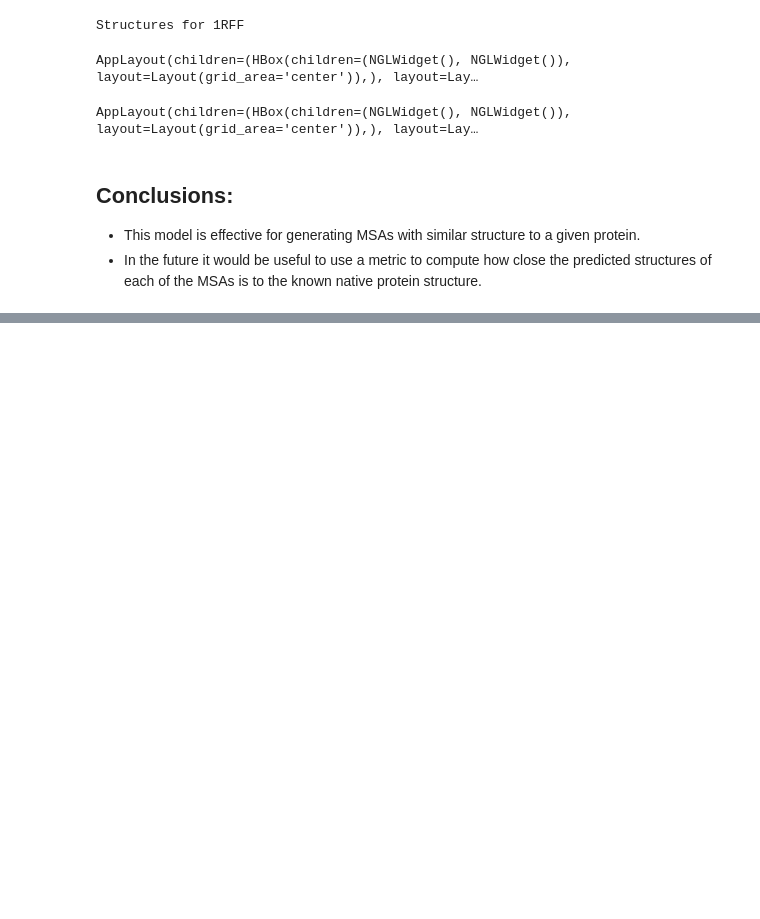
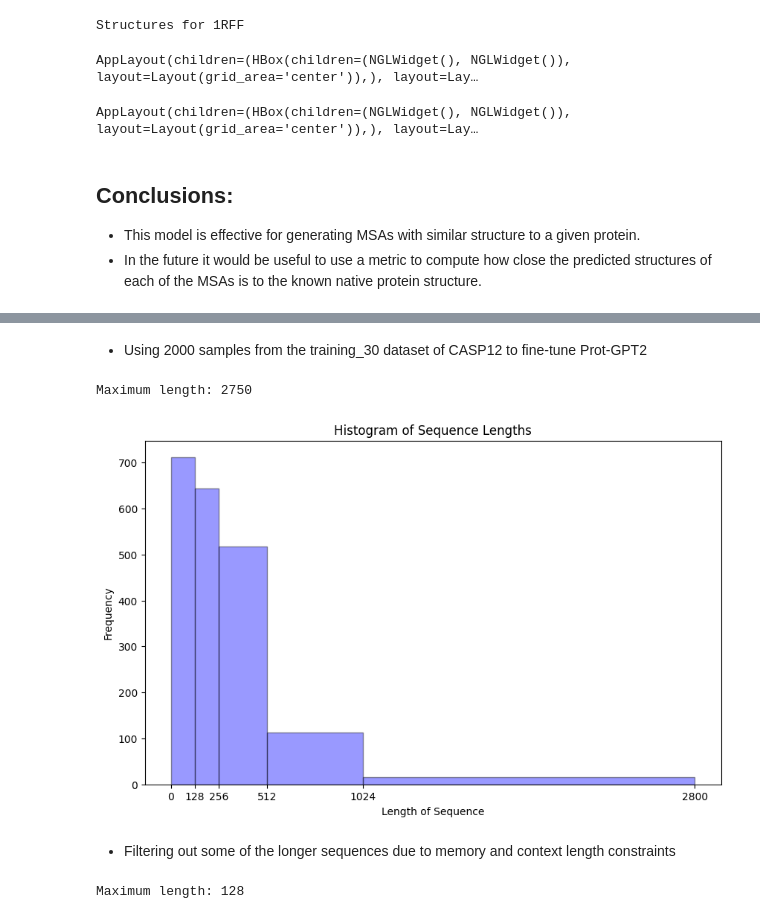
Before and after one commit to dmgonzalez8/TopoFold, a Jupyter notebook: Presentation.ipynb, the cells around one changed output, grey strips where cells are left out. Drawn from its saved outputs; the diff is of its cells as text; code cells hidden in the pictures; blank space fills up the shorter version.

```diff
--- a/Presentation.ipynb
+++ b/Presentation.ipynb
@@ -628,0 +661,41 @@ AppLayout(children=(HBox(children=(NGLWidget(), NGLWidget()), layout=Layout(grid
+# %% [markdown]
+- Using 2000 samples from the training_30 dataset of CASP12 to fine-tune Prot-GPT2
+# %%
+df = pd.read_csv('casp12_training30_2000samples_df.csv')
+# %%
+# Calculate maximum string length in the column
+max_length = df['Sequence'].apply(len).max()
+print(f'''Maximum length: {max_length}''')
+# %% [output]
+Maximum length: 2750
+# %%
+# Calculate string lengths
+df['Length'] = df['Sequence'].apply(len)
+
+# Define bins for the histogram
+bins = [0, 128, 256, 512, 1024, 2800]
+
+# Set the figure size (width, height in inches)
+plt.figure(figsize=(10, 6))
+
+# Plotting the histogram
+plt.hist(df['Length'], bins=bins, color='blue', edgecolor='black', alpha=0.4)
+plt.title('Histogram of Sequence Lengths')
+plt.xlabel('Length of Sequence')
+plt.ylabel('Frequency')
+plt.xticks(bins)  # Setting x-ticks to match the bins
+plt.grid(False)
+plt.show()
+# %% [output]
+[figure, added]
+# %% [markdown]
+- Filtering out some of the longer sequences due to memory and context length constraints
+# %%
+# Filter out rows where 'Length' is greater than 128
+df = df[df['Length'] <= 128]
+
+# Calculate maximum string length in the column
+max_length = df['Sequence'].apply(len).max()
+print(f'''Maximum length: {max_length}''')
+# %% [output]
+Maximum length: 128
```
Also changed, not shown: parts of 18 cells of this notebook.
